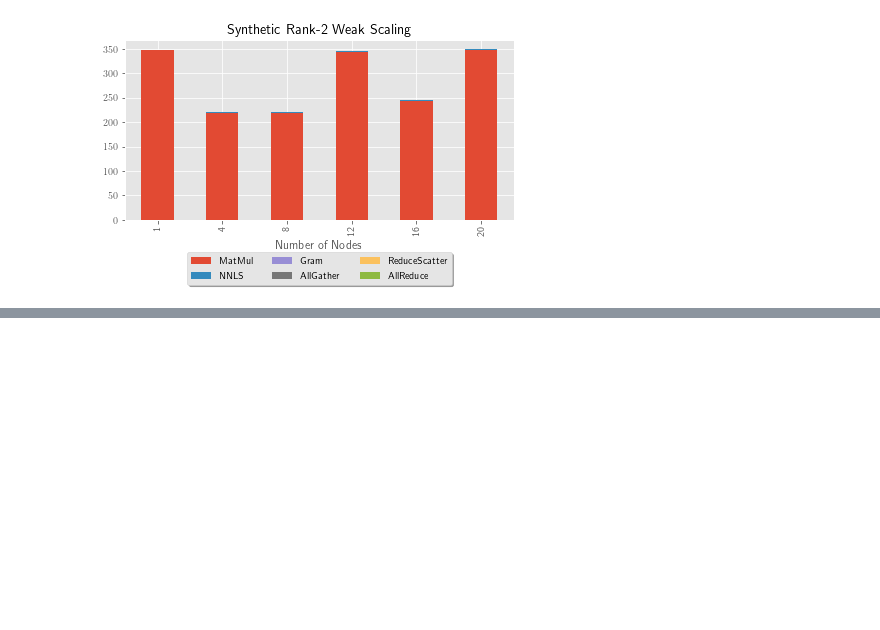
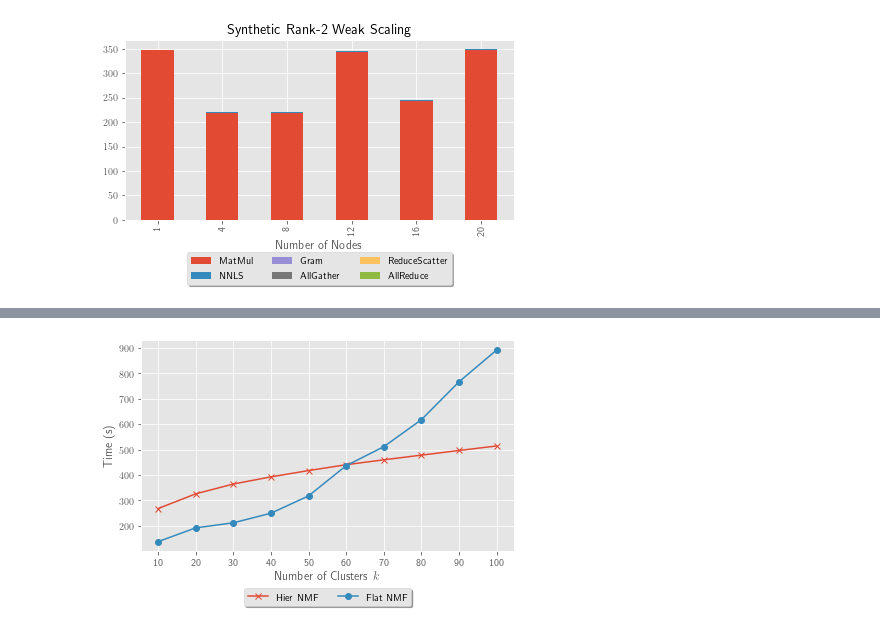
Before and after one commit to lawtonmanning/planc, a Jupyter notebook: latex/plots/hipcplots.ipynb, the cells around one changed output, grey strips where cells are left out. Cells and saved outputs as stored; diff of their text form; code cells hidden in the pictures; blank space fills up the shorter version.

```diff
--- a/latex/plots/hipcplots.ipynb
+++ b/latex/plots/hipcplots.ipynb
@@ -386,0 +404,20 @@ plt.savefig('synthetic_rank2_weakscaling.pdf')
+# %%
+df8=pd.read_csv('../data/RANKSCAL/SYNIMG.dat', delimiter="\t", comment='#')
+
+#title = 'SYNIMG K Scaling'
+f = plt.figure()
+#plt.title(title, color='black')
+hier = df8['HierNMF']
+bpp = df8['BPP']
+hier.plot(kind='line', ax = f.gca(), marker='x', label='Hier NMF')
+bpp.plot(kind='line', ax = f.gca(), marker='o', label='Flat NMF')
+plt.legend(loc='upper center', bbox_to_anchor=(0.5, -0.15),
+           fancybox=True, shadow=True, ncol=6)
+ind = np.arange(10)
+plt.xticks(ind,df8['k'])
+plt.xlabel('Number of Clusters $k$')
+plt.ylabel('Time (s)')
+plt.tight_layout()
+plt.savefig('synthetic_rankscaling.pdf')
+# %% [output]
+[figure, added]
```
Also changed, not shown: parts of 11 cells of this notebook, 8 other files.
